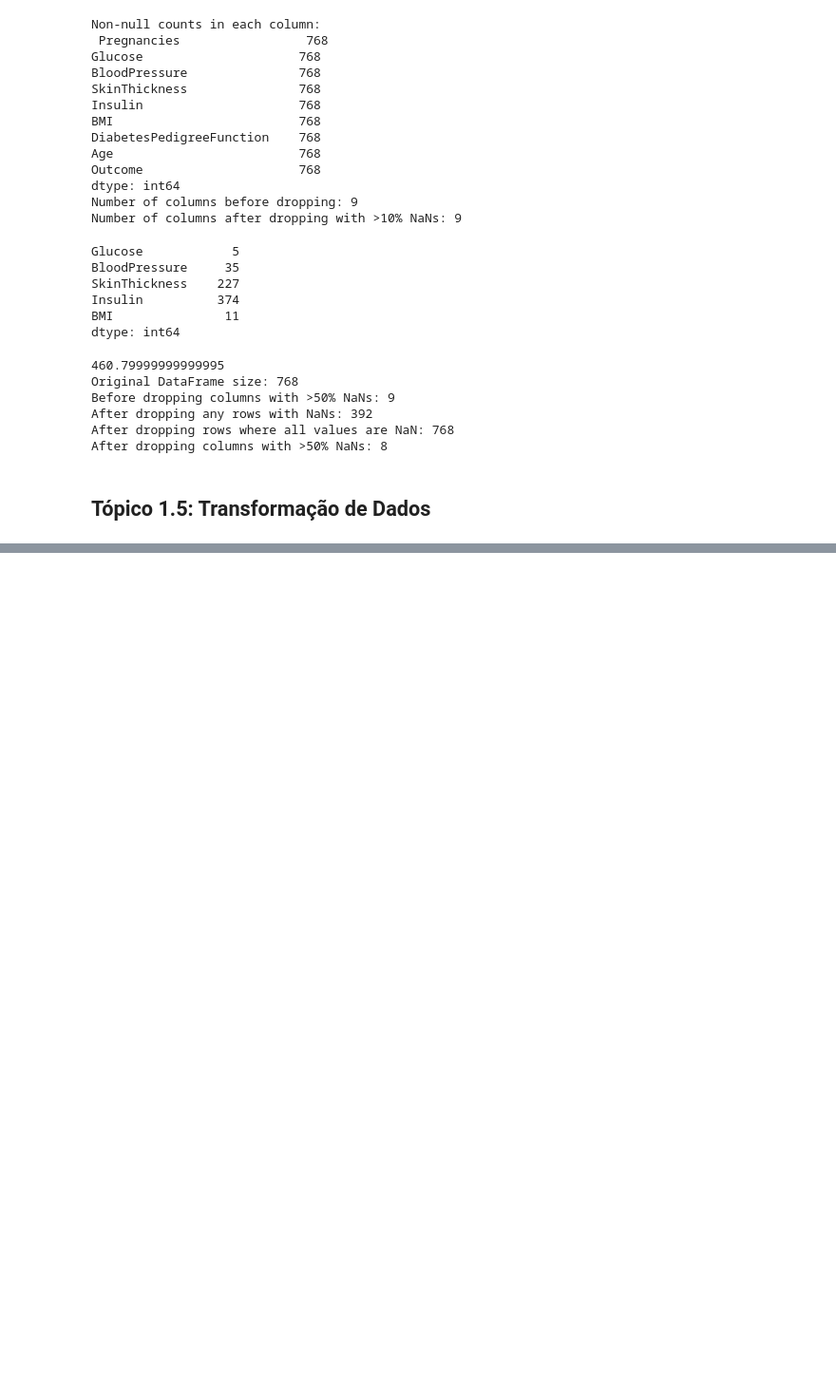
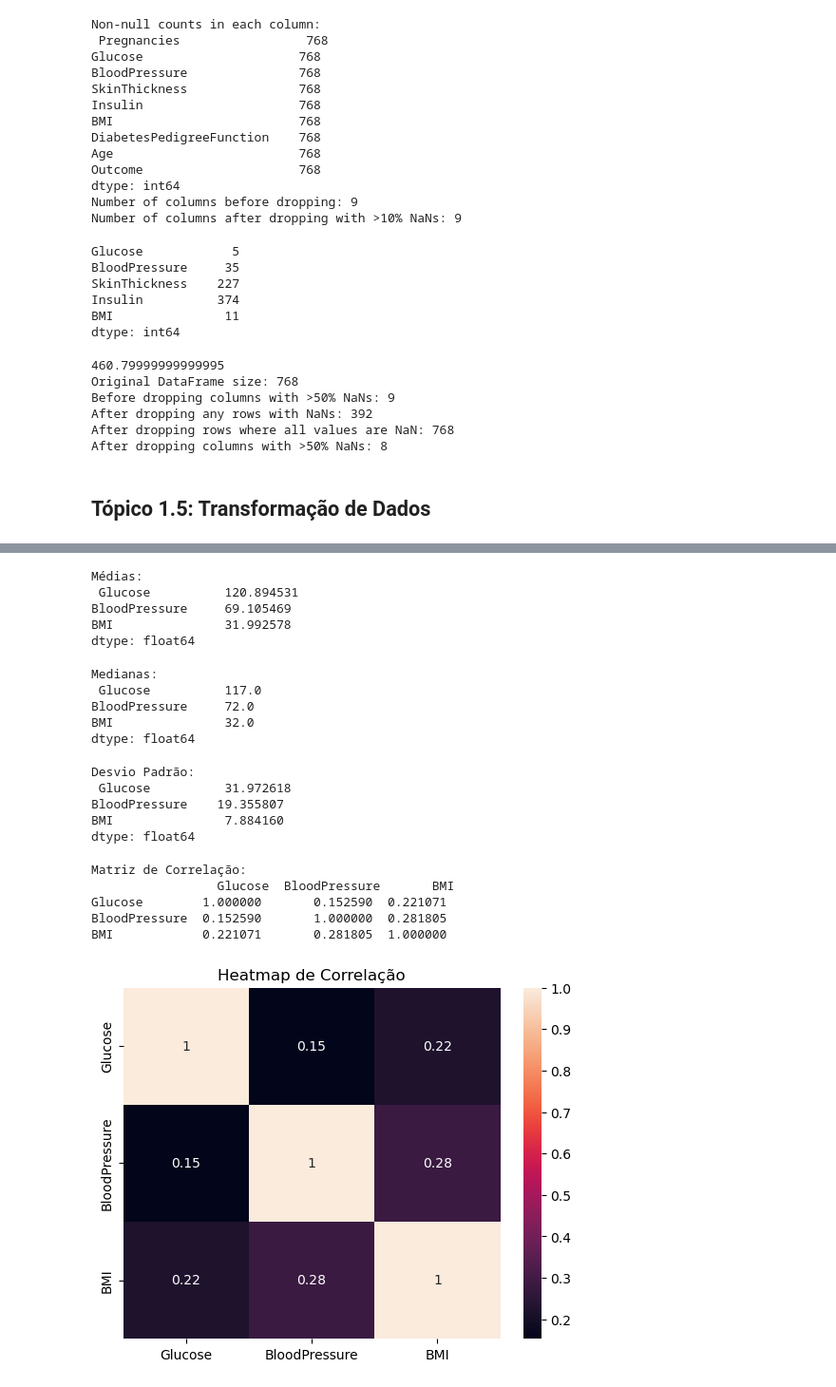
Before and after one commit to thalesvalente/teaching, a Jupyter notebook: data-mining-applied-to-engineering/1-lessons/material-pre-processamento.ipynb, the cells around one changed output, grey strips where cells are left out. Shown at 95% size. Drawn from its saved outputs; the diff is of its cells as text; code cells hidden in the pictures; blank space fills up the shorter version.

```diff
--- a/data-mining-applied-to-engineering/1-lessons/material-pre-processamento.ipynb
+++ b/data-mining-applied-to-engineering/1-lessons/material-pre-processamento.ipynb
@@ -1257,0 +1270,62 @@ After dropping columns with >50% NaNs: 8
+# %%
+import pandas as pd
+import numpy as np
+
+url = "https://raw.githubusercontent.com/jbrownlee/Datasets/master/pima-indians-diabetes.data.csv"
+columns = ["Pregnancies", "Glucose", "BloodPressure", "SkinThickness", "Insulin", "BMI", "DiabetesPedigreeFunction", "Age", "Outcome"]
+df = pd.read_csv(url, names=columns)
+# %%
+# Média
+# Calculando a média de algumas colunas numéricas:
+mean_values = df[['Glucose', 'BloodPressure', 'BMI']].mean()
+print("Médias:\n", mean_values)
+# %% [output]
+Médias:
+ Glucose          120.894531
+BloodPressure     69.105469
+BMI               31.992578
+dtype: float64
+# %%
+# Mediana
+# Calculando a mediana:
+median_values = df[['Glucose', 'BloodPressure', 'BMI']].median()
+print("Medianas:\n", median_values)
+# %% [output]
+Medianas:
+ Glucose          117.0
+BloodPressure     72.0
+BMI               32.0
+dtype: float64
+# %%
+# Desvio Padrão
+# Calculando o desvio padrão para avaliar a dispersão dos dados:
+std_deviation = df[['Glucose', 'BloodPressure', 'BMI']].std()
+print("Desvio Padrão:\n", std_deviation)
+# %% [output]
+Desvio Padrão:
+ Glucose          31.972618
+BloodPressure    19.355807
+BMI               7.884160
+dtype: float64
+# %%
+# Correlação
+# Calculando a correlação entre as colunas para entender as relações entre elas:
+correlation_matrix = df[['Glucose', 'BloodPressure', 'BMI']].corr()
+print("Matriz de Correlação:\n", correlation_matrix)
+# %% [output]
+Matriz de Correlação:
+                 Glucose  BloodPressure       BMI
+Glucose        1.000000       0.152590  0.221071
+BloodPressure  0.152590       1.000000  0.281805
+BMI            0.221071       0.281805  1.000000
+# %%
+# Visualização da Correlação
+# Para uma melhor visualização das correlações, podemos usar um heatmap.
+import seaborn as sns
+import matplotlib.pyplot as plt
+
+sns.heatmap(correlation_matrix, annot=True)
+plt.title('Heatmap de Correlação')
+plt.show()
+# %% [output]
+[figure, added]
```
Also changed, not shown: parts of 32 cells of this notebook.
